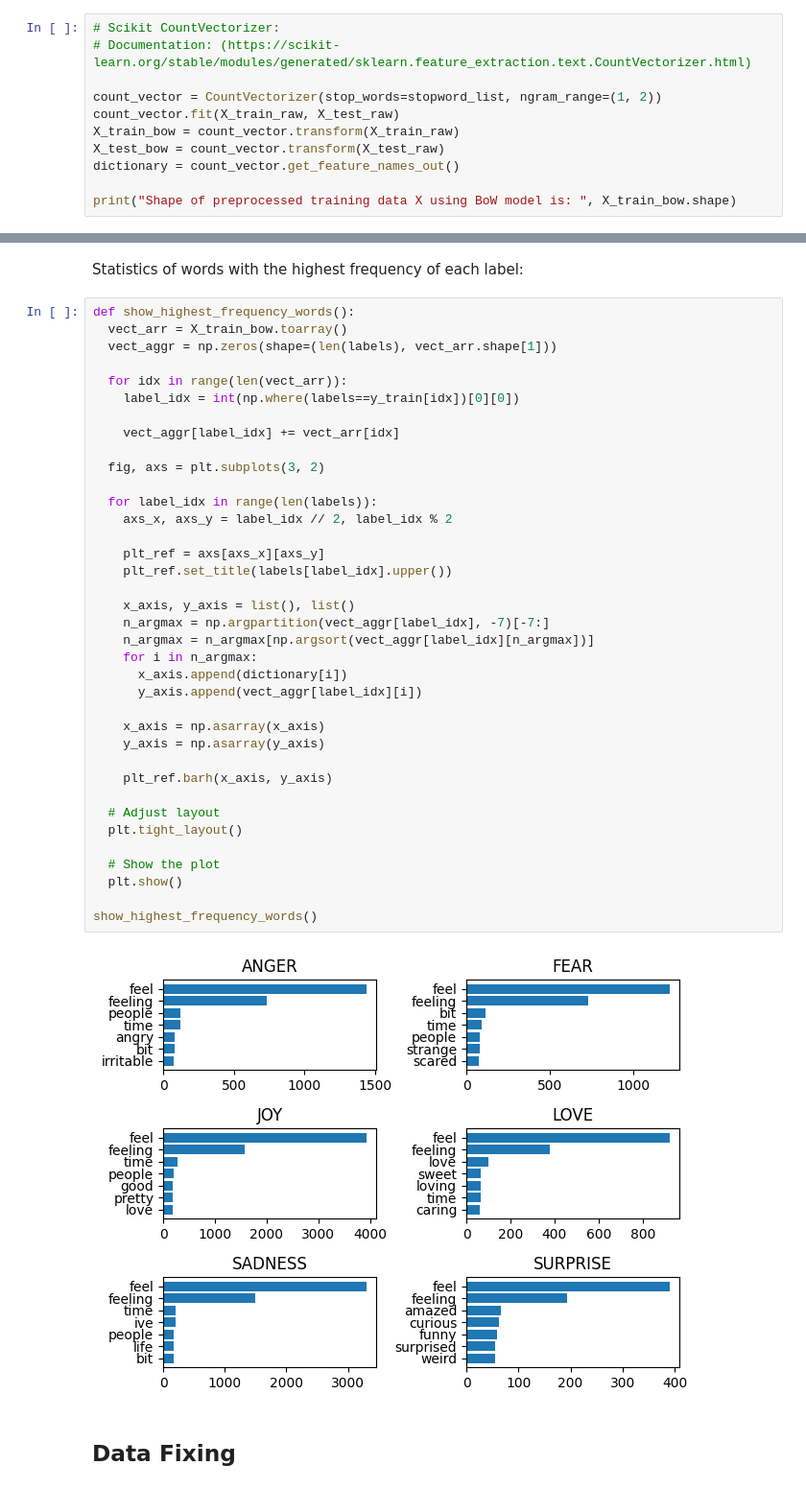
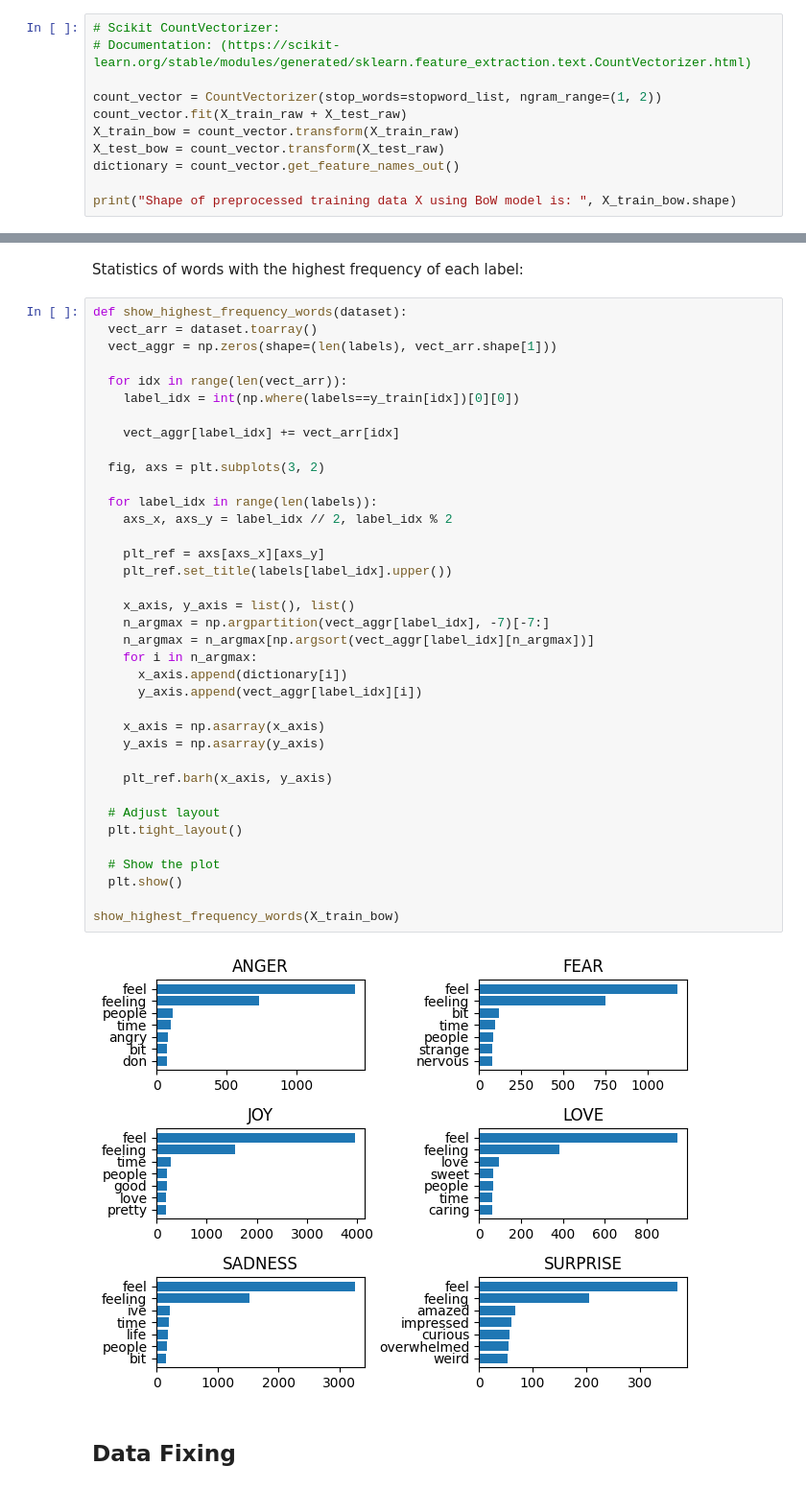
Before and after one commit to auphong2707/emotion-dectection-from-text, a Jupyter notebook: DataPreprocess.ipynb, the cells around one changed output, grey strips where cells are left out. Shown at 96% size. Saved outputs shown, nothing was run; the diff lists cells and outputs as text.

```diff
--- a/DataPreprocess.ipynb
+++ b/DataPreprocess.ipynb
@@ -75,7 +78,7 @@ Vectorize the data:
 # Documentation: (https://scikit-learn.org/stable/modules/generated/sklearn.feature_extraction.text.CountVectorizer.html)
 
 count_vector = CountVectorizer(stop_words=stopword_list, ngram_range=(1, 2))
-count_vector.fit(X_train_raw, X_test_raw)
+count_vector.fit(X_train_raw + X_test_raw)
 X_train_bow = count_vector.transform(X_train_raw)
 X_test_bow = count_vector.transform(X_test_raw)
 dictionary = count_vector.get_feature_names_out()
@@ -158,8 +161,8 @@ Labels: anger, fear, joy, love, sadness, surprise
 # %% [markdown]
 Statistics of words with the highest frequency of each label:
 # %%
-def show_highest_frequency_words():
-  vect_arr = X_train_bow.toarray()
+def show_highest_frequency_words(dataset):
+  vect_arr = dataset.toarray()
   vect_aggr = np.zeros(shape=(len(labels), vect_arr.shape[1]))
 
   for idx in range(len(vect_arr)):
@@ -167,35 +170,35 @@ def show_highest_frequency_words():
 
     vect_aggr[label_idx] += vect_arr[idx]
 
   fig, axs = plt.subplots(3, 2)
 
   for label_idx in range(len(labels)):
     axs_x, axs_y = label_idx // 2, label_idx % 2
 
     plt_ref = axs[axs_x][axs_y]
     plt_ref.set_title(labels[label_idx].upper())
 
     x_axis, y_axis = list(), list()
     n_argmax = np.argpartition(vect_aggr[label_idx], -7)[-7:]
     n_argmax = n_argmax[np.argsort(vect_aggr[label_idx][n_argmax])]
     for i in n_argmax:
       x_axis.append(dictionary[i])
       y_axis.append(vect_aggr[label_idx][i])
 
     x_axis = np.asarray(x_axis)
     y_axis = np.asarray(y_axis)
 
     plt_ref.barh(x_axis, y_axis)
 
   # Adjust layout
   plt.tight_layout()
 
   # Show the plot
   plt.show()
 
-show_highest_frequency_words()
+show_highest_frequency_words(X_train_bow)
 # %% [output]
-[figure, old version]
+[figure, new version]
 # %% [markdown]
 ## Data Fixing
 # %% [markdown]
```
Also changed, not shown: parts of 25 cells of this notebook, 12 other files.
